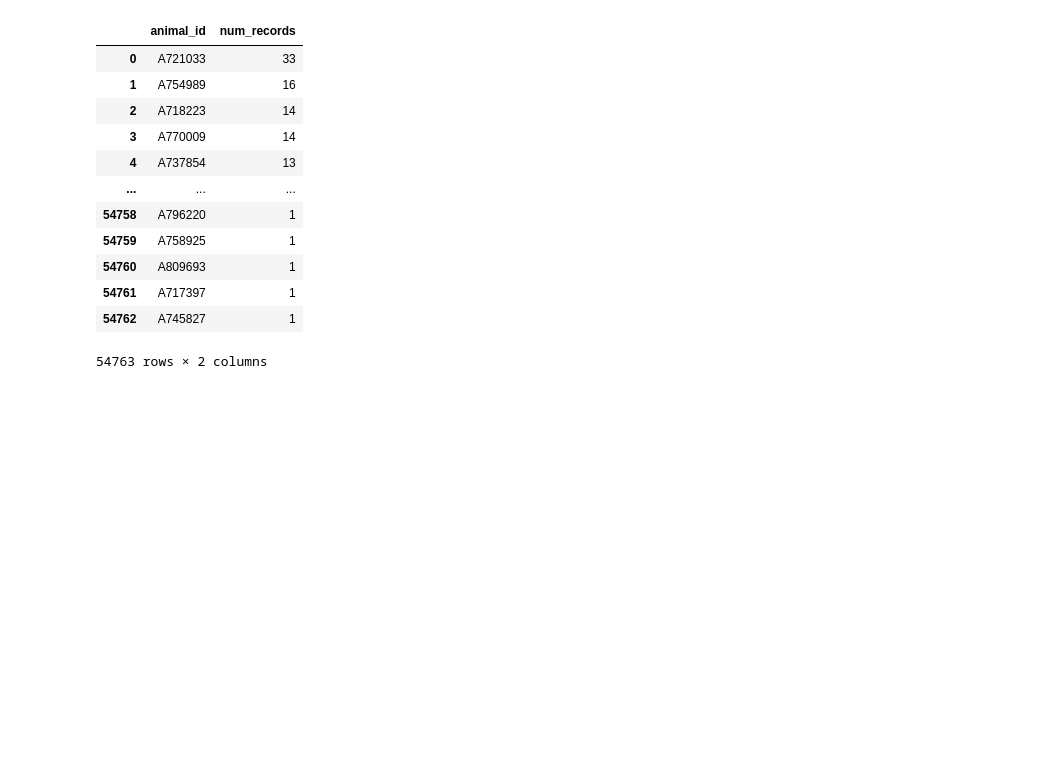
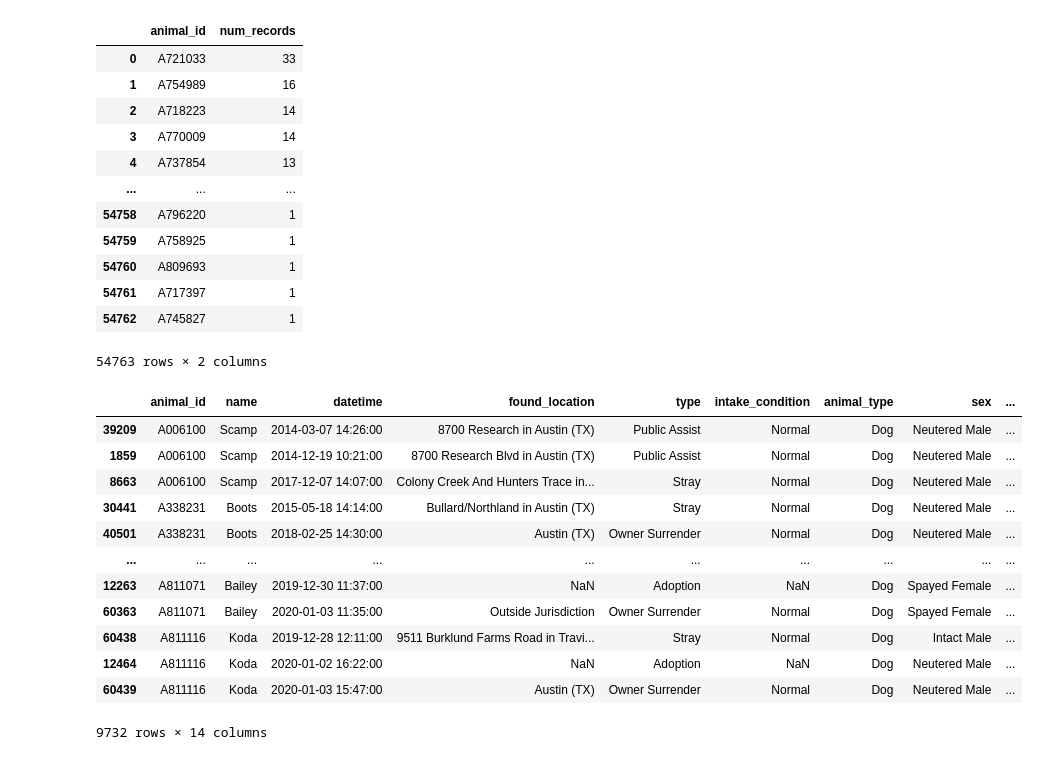
Before and after one commit to edhaarmanniv/Animal-Shelter-Project, a Jupyter notebook: master.ipynb, the cells around one changed output. Saved outputs shown, nothing was run; the diff lists cells and outputs as text; code cells hidden in the pictures; blank space fills up the shorter version.

```diff
--- a/master.ipynb
+++ b/master.ipynb
@@ -84,7 +84,7 @@ describe_df
 | last | NaN | NaN | 2020-01-07 18:35:00 | NaN | NaN | NaN | NaN | NaN | ... |
 # %%
 # dog_concat_df.groupby(dog_concat_df["animal_id"], as_index=False).count()
-num_records_series = dog_concat_df["animal_id"]\
+num_records_df = dog_concat_df["animal_id"]\
     .value_counts()\
     .to_frame()\
     .reset_index()\
@@ -93,7 +93,7 @@ num_records_series = dog_concat_df["animal_id"]\
         "animal_id":"num_records"
     })
 
-num_records_series
+num_records_df
 # %% [output]
 |  | animal_id | num_records |
 | 0 | A721033 | 33 |
@@ -118,0 +111,34 @@ boomerang_df = pd.DataFrame(columns = ["animal_id", "num_records"])
+# %%
+boomerang_df = pd.DataFrame(columns = ["animal_id", "num_records"])
+
+def is_odd(num):
+    if num%2 == 0:
+        return False
+    else:
+        return True
+
+def greater_than_one(num):
+    if num>1:
+        return True
+    else:
+        return False
+
+boomerang_df = num_records_df[num_records_df["num_records"].map(greater_than_one)]
+boomerang_df = boomerang_df[boomerang_df["num_records"].map(is_odd)]
+
+boomerang_df_full = dog_concat_df.loc[dog_concat_df["animal_id"].isin(boomerang_df["animal_id"])]
+boomerang_df_full
+# %% [output]
+|  | animal_id | name | datetime | found_location | type | intake_condition | animal_type | sex | ... |
+| 39209 | A006100 | Scamp | 2014-03-07 14:26:00 | 8700 Research in Austin (TX) | Public Assist | Normal | Dog | Neutered Male | ... |
+| 1859 | A006100 | Scamp | 2014-12-19 10:21:00 | 8700 Research Blvd in Austin (TX) | Public Assist | Normal | Dog | Neutered Male | ... |
+| 8663 | A006100 | Scamp | 2017-12-07 14:07:00 | Colony Creek And Hunters Trace in... | Stray | Normal | Dog | Neutered Male | ... |
+| 30441 | A338231 | Boots | 2015-05-18 14:14:00 | Bullard/Northland in Austin (TX) | Stray | Normal | Dog | Neutered Male | ... |
+| 40501 | A338231 | Boots | 2018-02-25 14:30:00 | Austin (TX) | Owner Surrender | Normal | Dog | Neutered Male | ... |
+| ... | ... | ... | ... | ... | ... | ... | ... | ... | ... |
+| 12263 | A811071 | Bailey | 2019-12-30 11:37:00 | NaN | Adoption | NaN | Dog | Spayed Female | ... |
+| 60363 | A811071 | Bailey | 2020-01-03 11:35:00 | Outside Jurisdiction | Owner Surrender | Normal | Dog | Spayed Female | ... |
+| 60438 | A811116 | Koda | 2019-12-28 12:11:00 | 9511 Burklund Farms Road in Travi... | Stray | Normal | Dog | Intact Male | ... |
+| 12464 | A811116 | Koda | 2020-01-02 16:22:00 | NaN | Adoption | NaN | Dog | Neutered Male | ... |
+| 60439 | A811116 | Koda | 2020-01-03 15:47:00 | Austin (TX) | Owner Surrender | Normal | Dog | Neutered Male | ... |
+9732 rows × 14 columns
```
Also changed, not shown: parts of 2 cells of this notebook.
